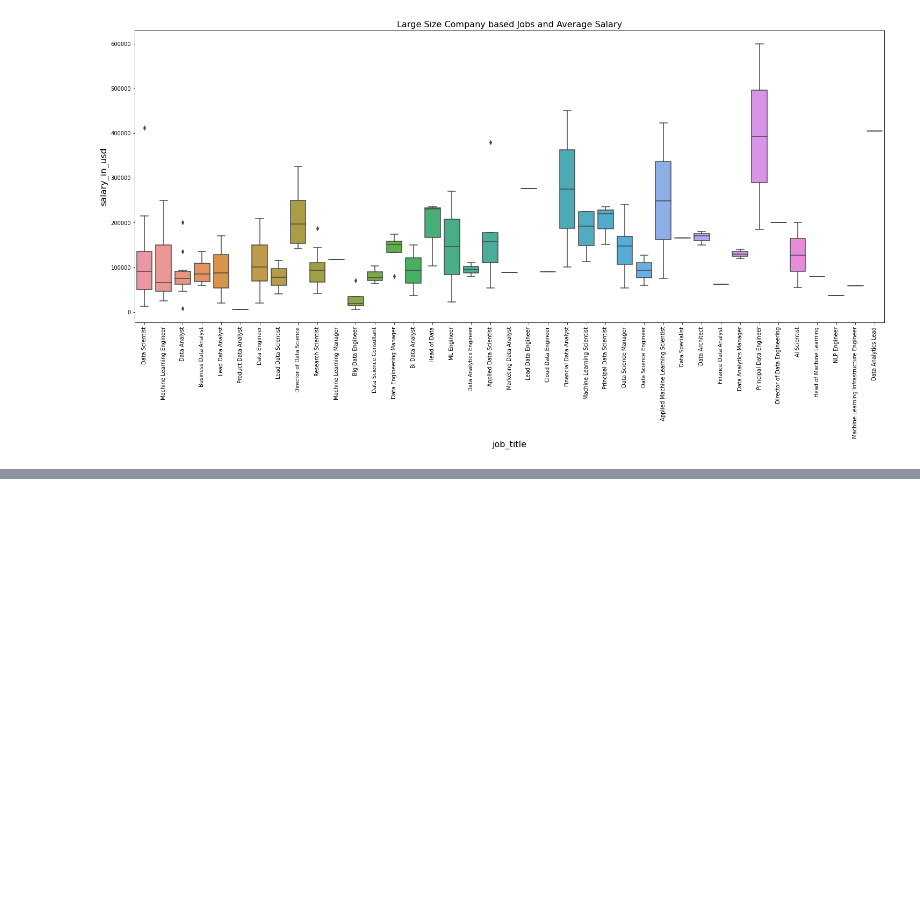
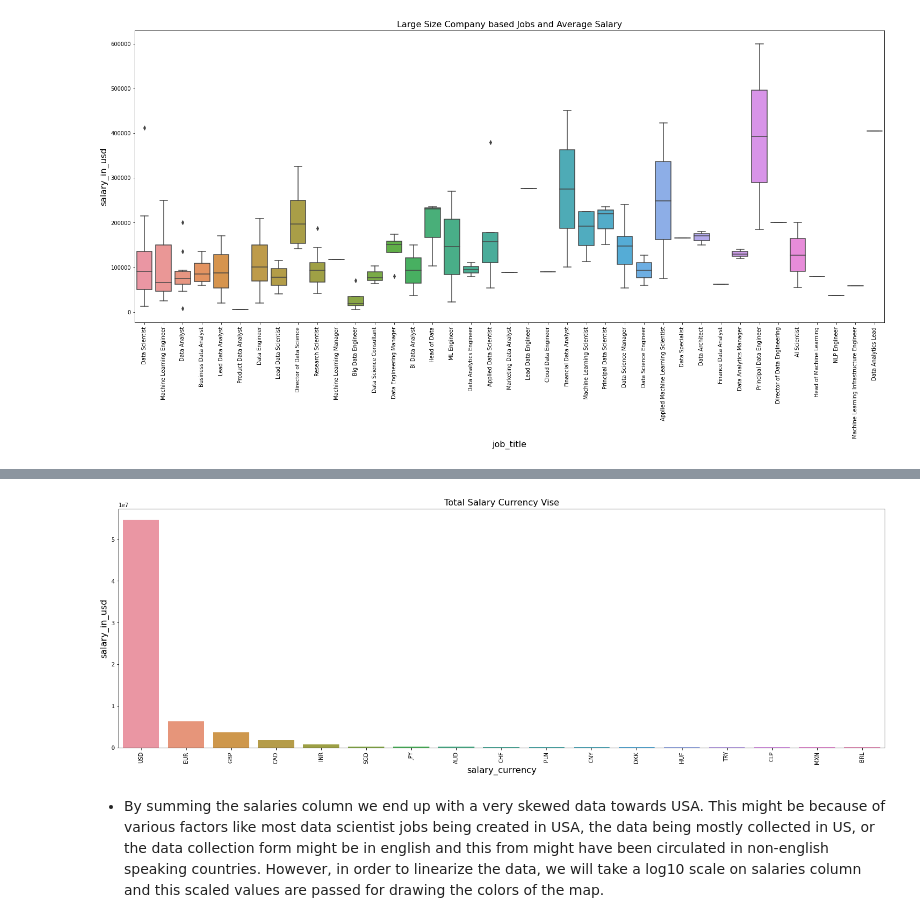
Before and after one commit to Navjotkhatri/Data-Scientist-Salary-Analysis, a Jupyter notebook: Data_Scientist_worldwide_Salary_Analysis.ipynb, the cells around one changed output, grey strips where cells are left out. Cells and saved outputs as stored; diff of their text form; code cells hidden in the pictures; blank space fills up the shorter version.

```diff
--- a/Data_Scientist_worldwide_Salary_Analysis.ipynb
+++ b/Data_Scientist_worldwide_Salary_Analysis.ipynb
@@ -528,0 +557,3 @@ plt.show()
+# %%
+sl_df1=sl_df.groupby(['salary_currency'])['salary_in_usd'].sum().reset_index()
+sl_df1=sl_df1.sort_values(by='salary_in_usd', ascending=False)
@@ -528,0 +581,12 @@ plt.show()
+# %%
+plt.figure(figsize=(25,8))
+plt.title("Total Salary Currency Vise",fontsize=16)
+sns.barplot(data=sl_df1,x="salary_currency",y="salary_in_usd")
+plt.xticks(rotation= 90)
+plt.xlabel('salary_currency',fontsize=16)
+plt.ylabel('salary_in_usd',fontsize=16)
+plt.show()
+# %% [output]
+[figure, added]
+# %% [markdown]
+* By summing the salaries column we end up with a very skewed data towards USA. This might be because of various factors like most data scientist jobs being created in USA, the data being mostly collected in US, or the data collection form might be in english and this from might have been circulated in non-english speaking countries. However, in order to linearize the data, we will take a log10 scale on salaries column and this scaled values are passed for drawing the colors of the map.
```
Also changed, not shown: parts of 38 cells of this notebook.
